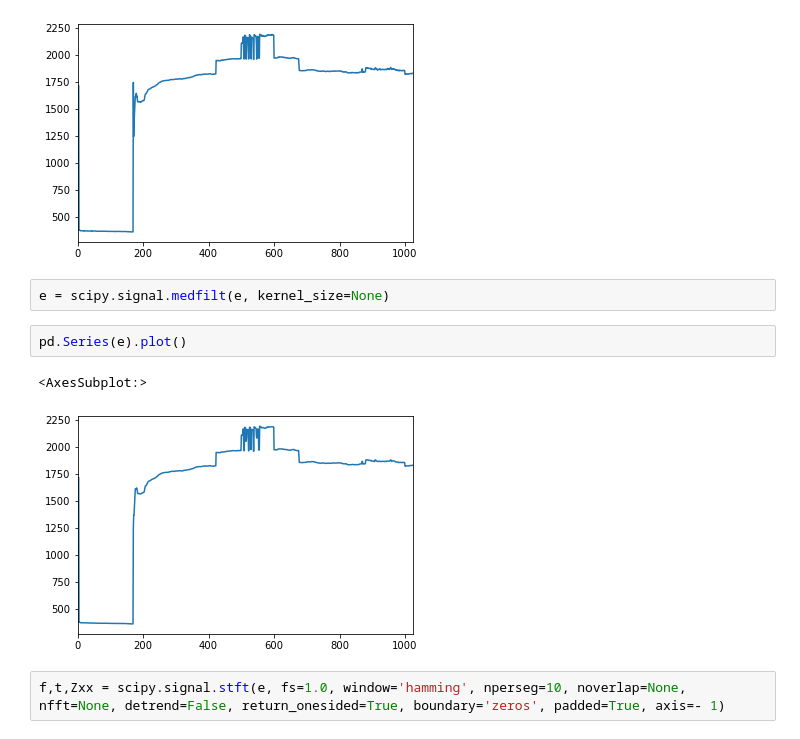
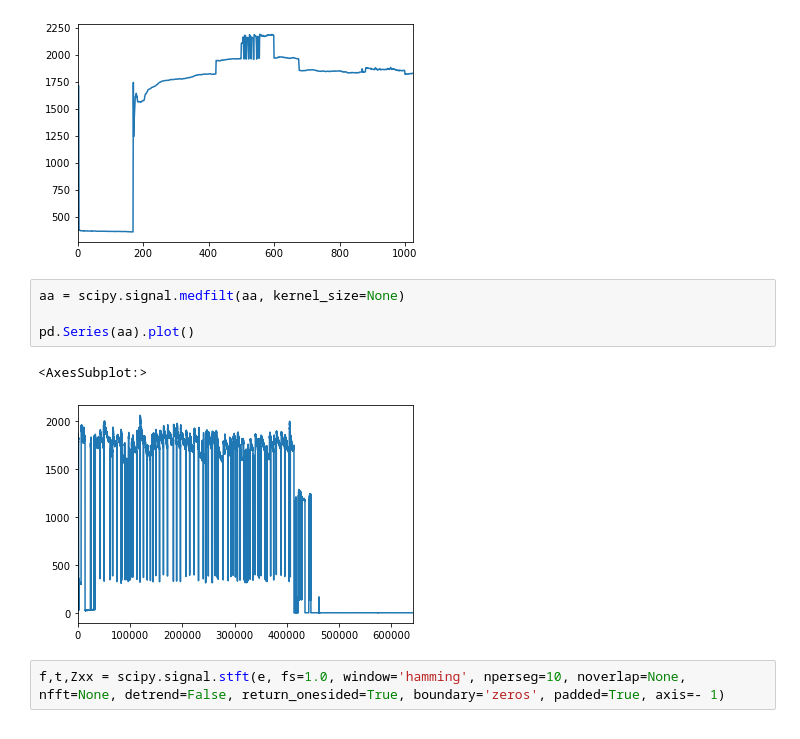
Before and after one commit to caxefaizan/RNN_Model, a Jupyter notebook: Get Data.ipynb, the cells around one changed output. Saved outputs shown, nothing was run; the diff lists cells and outputs as text.

```diff
--- a/Get Data.ipynb
+++ b/Get Data.ipynb
@@ -74,12 +82,12 @@ pd.Series(e).plot()
 <AxesSubplot:>
 [figure]
 # %%
-e = scipy.signal.medfilt(e, kernel_size=None)
+aa = scipy.signal.medfilt(aa, kernel_size=None)
+
+pd.Series(aa).plot()
+# %% [output]
+<AxesSubplot:>
+[figure, added]
-# %%
-pd.Series(e).plot()
-# %% [output]
-<AxesSubplot:>
-[figure, removed]
 # %%
 f,t,Zxx = scipy.signal.stft(e, fs=1.0, window='hamming', nperseg=10, noverlap=None, nfft=None, detrend=False, return_onesided=True, boundary='zeros', padded=True, axis=- 1)
 # %%
```
Also changed, not shown: parts of 48 cells of this notebook.
